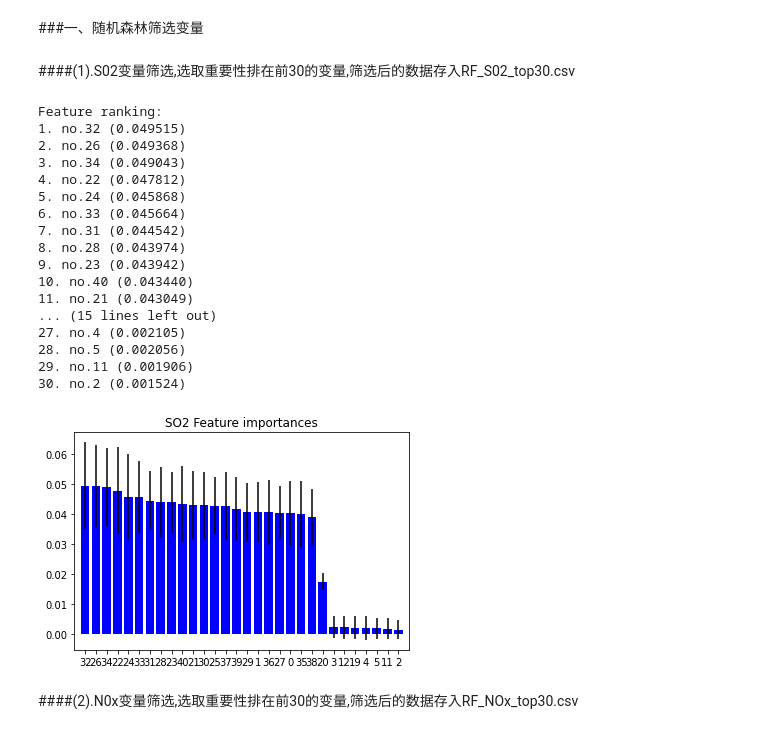
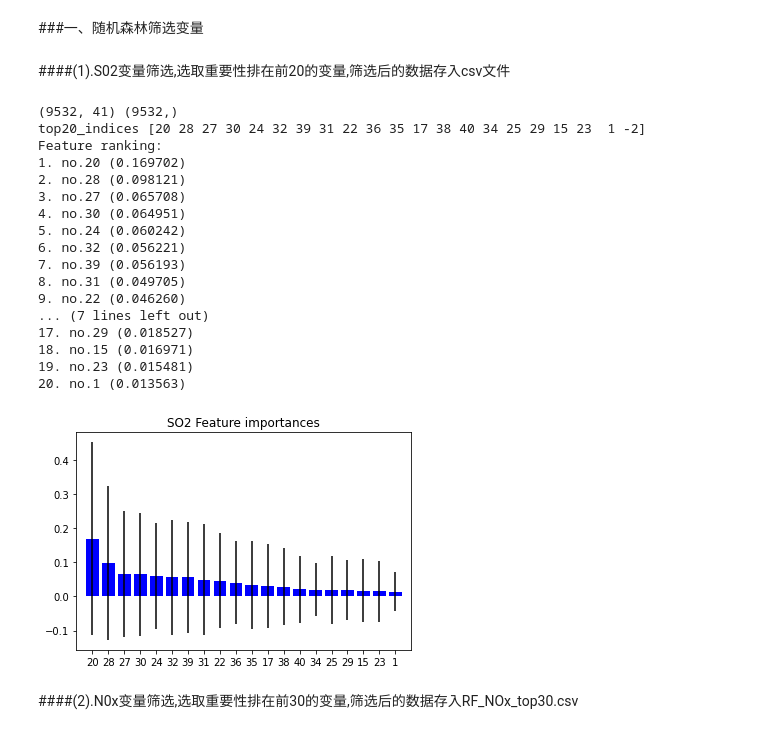
Before and after one commit to frdmu/neural-network, a Jupyter notebook: 预测.ipynb, the cells around one changed output. Drawn from its saved outputs; the diff is of its cells as text; code cells hidden in the pictures.

```diff
--- a/预测.ipynb
+++ b/预测.ipynb
@@ -170,64 +233,69 @@ import matplotlib.pyplot as plt
 import pandas as pd
 from sklearn.ensemble import RandomForestClassifier
 # %% [markdown]
-####(1).S02变量筛选,选取重要性排在前30的变量,筛选后的数据存入RF_S02_top30.csv
+####(1).S02变量筛选,选取重要性排在前20的变量,筛选后的数据存入csv文件
 # %%
-fileName = "/content/neural-network/neural-network/总数据整理.xls"
-df = pd.read_excel(fileName)
+#筛选变量
+fileName = '/content/neural-network/时滞确定后数据/训练集/1.升负荷SO2.csv'
+df = pd.read_csv(fileName)
 data = np.array(df)
+data = data[:, 1:]
+
 col_row = data.shape
-
-row = 5000 #选取5000条数据进行变量筛选
+row = col_row[0]
 col = col_row[1]
 
-X= data[0:row,1:col-2]
-Y= data[0:row,col-2:col-1] # S02
+X= data[:,:-1]
+Y= data[:,-1:] # S02
 y=Y.ravel()
 y1=y.astype(int)
+print(X.shape, y1.shape)
 
 forest = RandomForestClassifier()
 forest.fit(X, y1)
 
 importances = forest.feature_importances_
 std = np.std([tree.feature_importances_ for tree in forest.estimators_],axis=0)
 indices = np.argsort(importances)[::-1]
-cut_indices = indices[0:30] #选取前30个重要的变量
+cut_indices = indices[0:20] #选取前20个重要的变量
 
 header_indices = np.copy(cut_indices)
-top30_indices = np.append(header_indices,[-2])
-#筛选完毕，存入文本
-df = pd.read_excel(fileName)
-out = df.iloc[:,top30_indices]
-out.to_csv("/content/neural-network/RF_S02_top30.csv",index=False)
+top20_indices = np.append(header_indices,[-2])
+print("top20_indices", top20_indices)
+
+#筛选完毕，数据存入文本
+df = pd.read_csv(fileName)
+out = df.iloc[:,top20_indices]
+out.to_csv("/content/neural-network/变量筛选后数据/测试集/1.升负荷SO2.csv",index=False)
 
 # Print the feature ranking
 print("Feature ranking:")
-for count in range(30):
+for count in range(20):
     print("%d. no.%d (%f)" % (count+1, indices[count], importances[indices[count]]))
 
 # Plot the feature importances of the forest
 plt.figure()
 plt.title("SO2 Feature importances")
-plt.bar(range(30), importances[cut_indices],color="b", yerr=std[cut_indices], align="center")
-plt.xticks(range(30), cut_indices)
-plt.xlim([-1, 30])
+plt.bar(range(20), importances[cut_indices],color="b", yerr=std[cut_indices], align="center")
+plt.xticks(range(20), cut_indices)
+plt.xlim([-1, 20])
 plt.show()
 # %% [output]
+(9532, 41) (9532,)
+top20_indices [20 28 27 30 24 32 39 31 22 36 35 17 38 40 34 25 29 15 23  1 -2]
 Feature ranking:
-1. no.32 (0.049515)
-2. no.26 (0.049368)
-3. no.34 (0.049043)
-4. no.22 (0.047812)
-5. no.24 (0.045868)
-6. no.33 (0.045664)
-7. no.31 (0.044542)
-8. no.28 (0.043974)
-9. no.23 (0.043942)
-10. no.40 (0.043440)
-11. no.21 (0.043049)
-... (15 lines left out)
-27. no.4 (0.002105)
-28. no.5 (0.002056)
-29. no.11 (0.001906)
-30. no.2 (0.001524)
+1. no.20 (0.169702)
+2. no.28 (0.098121)
+3. no.27 (0.065708)
+4. no.30 (0.064951)
+5. no.24 (0.060242)
+6. no.32 (0.056221)
+7. no.39 (0.056193)
+8. no.31 (0.049705)
+9. no.22 (0.046260)
+... (7 lines left out)
+17. no.29 (0.018527)
+18. no.15 (0.016971)
+19. no.23 (0.015481)
+20. no.1 (0.013563)
-[figure, old version]
+[figure, new version]
```
Also changed, not shown: parts of 23 cells of this notebook.
